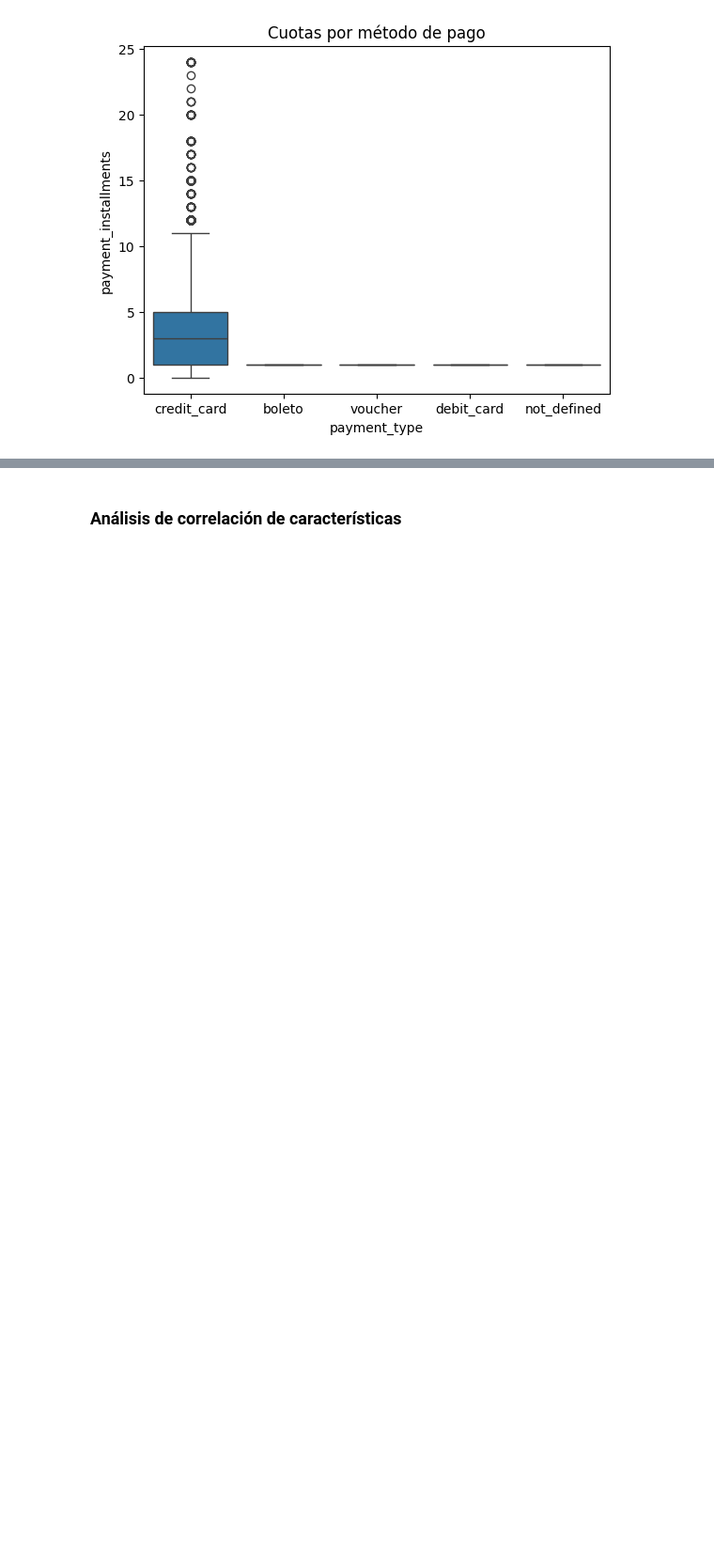
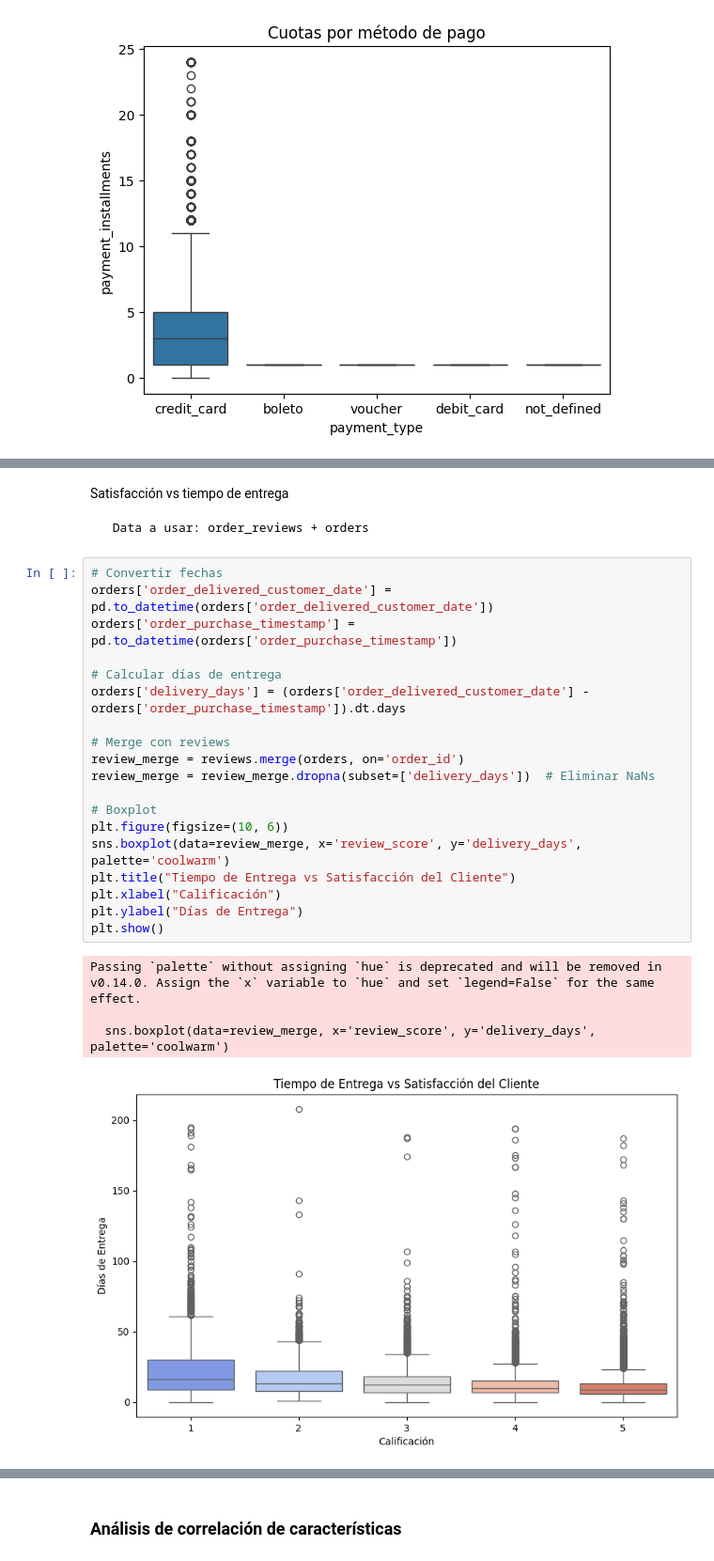
Before and after one commit to JoaquinCampos22155/proyecto3_Mineria, a Jupyter notebook: reporteEDA_copy.ipynb, the cells around one changed output, grey strips where cells are left out. Shown at 94% size. Saved outputs shown, nothing was run; the diff lists cells and outputs as text; blank space fills up the shorter version.

```diff
--- a/reporteEDA_copy.ipynb
+++ b/reporteEDA_copy.ipynb
@@ -502,0 +554,28 @@ plt.show()
+# %% [markdown]
+Satisfacción vs tiempo de entrega
+
+     Data a usar: order_reviews + orders
+# %%
+# Convertir fechas
+orders['order_delivered_customer_date'] = pd.to_datetime(orders['order_delivered_customer_date'])
+orders['order_purchase_timestamp'] = pd.to_datetime(orders['order_purchase_timestamp'])
+
+# Calcular días de entrega
+orders['delivery_days'] = (orders['order_delivered_customer_date'] - orders['order_purchase_timestamp']).dt.days
+
+# Merge con reviews
+review_merge = reviews.merge(orders, on='order_id')
+review_merge = review_merge.dropna(subset=['delivery_days'])  # Eliminar NaNs
+
+# Boxplot
+plt.figure(figsize=(10, 6))
+sns.boxplot(data=review_merge, x='review_score', y='delivery_days', palette='coolwarm')
+plt.title("Tiempo de Entrega vs Satisfacción del Cliente")
+plt.xlabel("Calificación")
+plt.ylabel("Días de Entrega")
+plt.show()
+# %% [output]
+Passing `palette` without assigning `hue` is deprecated and will be removed in v0.14.0. Assign the `x` variable to `hue` and set `legend=False` for the same effect.
+
+  sns.boxplot(data=review_merge, x='review_score', y='delivery_days', palette='coolwarm')
+[figure, added]
```
Also changed, not shown: parts of 17 cells of this notebook.
